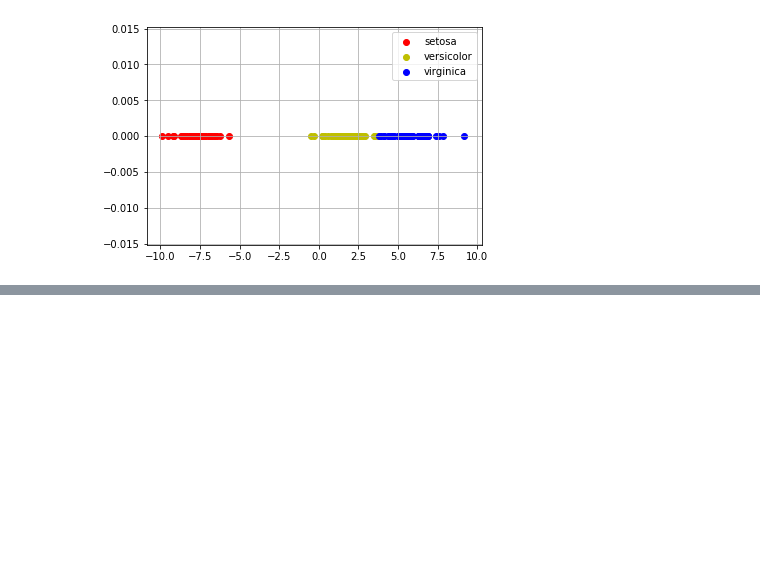
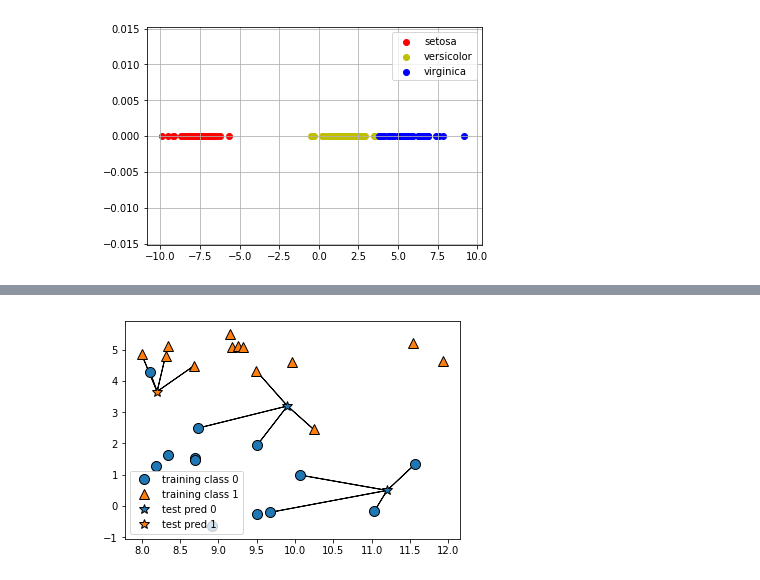
Before and after one commit to AnnYN/classify, a Jupyter notebook: discriminant-analysis.ipynb, the cells around one changed output, grey strips where cells are left out. Drawn from its saved outputs; the diff is of its cells as text; code cells hidden in the pictures; blank space fills up the shorter version.

```diff
--- a/discriminant-analysis.ipynb
+++ b/discriminant-analysis.ipynb
@@ -146,0 +305,4 @@ plt.show()
+# %%
+mglearn.plots.plot_knn_classification(n_neighbors=4)
+# %% [output]
+[figure, added]
```
Also changed, not shown: parts of 94 cells of this notebook.
